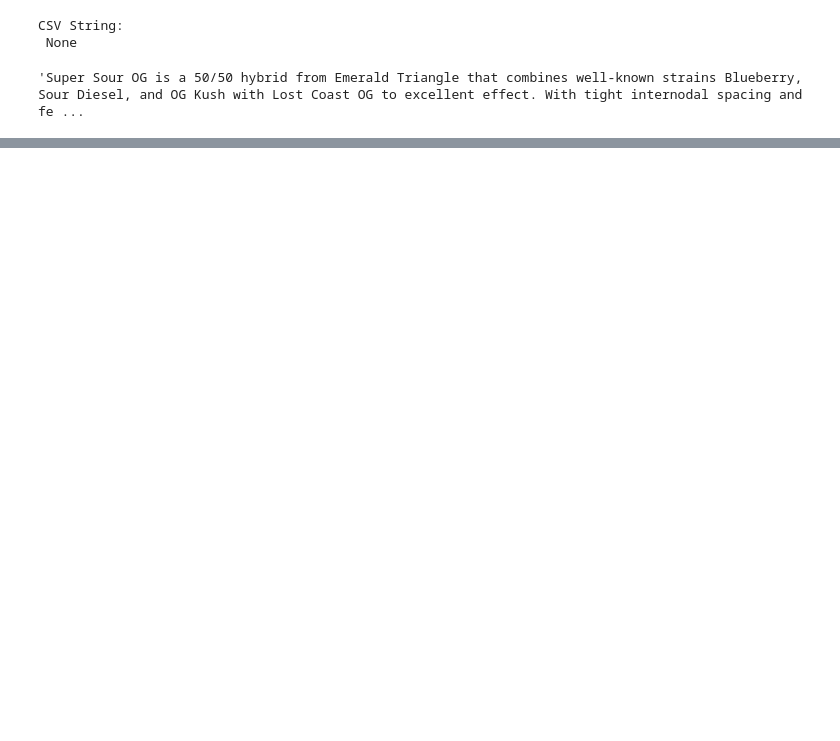
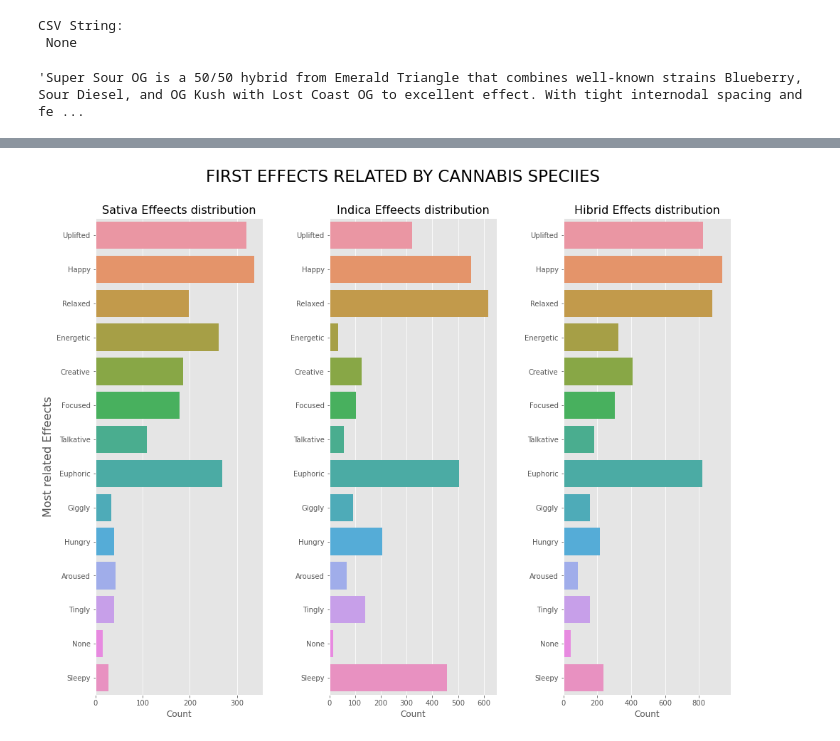
Before and after one commit to Air-BnB-2-BW/data-science, a Jupyter notebook: notebooks/notebook1.ipynb, the cells around one changed output, grey strips where cells are left out. Drawn from its saved outputs; the diff is of its cells as text; code cells hidden in the pictures; blank space fills up the shorter version.

```diff
--- a/notebooks/notebook1.ipynb
+++ b/notebooks/notebook1.ipynb
@@ -282,0 +490,51 @@ data.Description.iloc[1996]
+# %%
+#Runing flavors counts to sativas
+sativa_effects = get_effects(sativas)
+sativa_effects = pd.DataFrame.from_dict(sativa_effects,
+                                        orient='index').reset_index().rename(columns={'index': 'effects',
+                                                                                      0:'count'})
+
+# Geting Indicas flavors
+indica_effects = get_effects(indicas)
+indica_effects = pd.DataFrame.from_dict(indica_effects,
+                                        orient='index').reset_index().rename(columns={'index': 'effects',
+                                                                                      0:'count'})
+
+#Getting hibridas flavors
+hibridas_effects = get_effects(hibridas)
+hibridas_effects = pd.DataFrame.from_dict(hibridas_effects,
+                                          orient='index').reset_index().rename(columns={'index': 'effects',
+                                                                                        0:'count'})
+# %%
+plt.figure(figsize=(16,12))
+
+plt.suptitle('FIRST EFFECTS RELATED BY CANNABIS SPECIIES', fontsize=23)
+
+plt.subplot(131)
+g = sns.barplot(y='effects', x='count', order=sativa_effects.effects.values,
+                data=sativa_effects, orient='h')
+g.set_xlabel("Count", fontsize=12)
+g.set_ylabel("Most related Effeects", fontsize=16)
+g.set_title("Sativa Effeects distribution", fontsize=16)
+
+
+plt.subplot(132)
+g1 = sns.barplot(y='effects', x='count', order=sativa_effects.effects.values,
+                data=indica_effects, orient='h')
+g1.set_xlabel("Count", fontsize=12)
+g1.set_ylabel("",fontsize=12)
+g1.set_title("Indica Effeects distribution", fontsize=16)
+
+
+plt.subplot(133)
+g2 = sns.barplot(y='effects', x='count', order=sativa_effects.effects.values,
+                data=hibridas_effects, orient='h')
+plt.xlabel("Count", fontsize=12)
+plt.ylabel("", fontsize=12)
+plt.title("Hibrid Effects distribution", fontsize=16)
+
+plt.subplots_adjust(wspace = 0.4,top = 0.90)
+
+plt.show()
+# %% [output]
+[figure, added]
```
Also changed, not shown: parts of 58 cells of this notebook, 3 other files.
